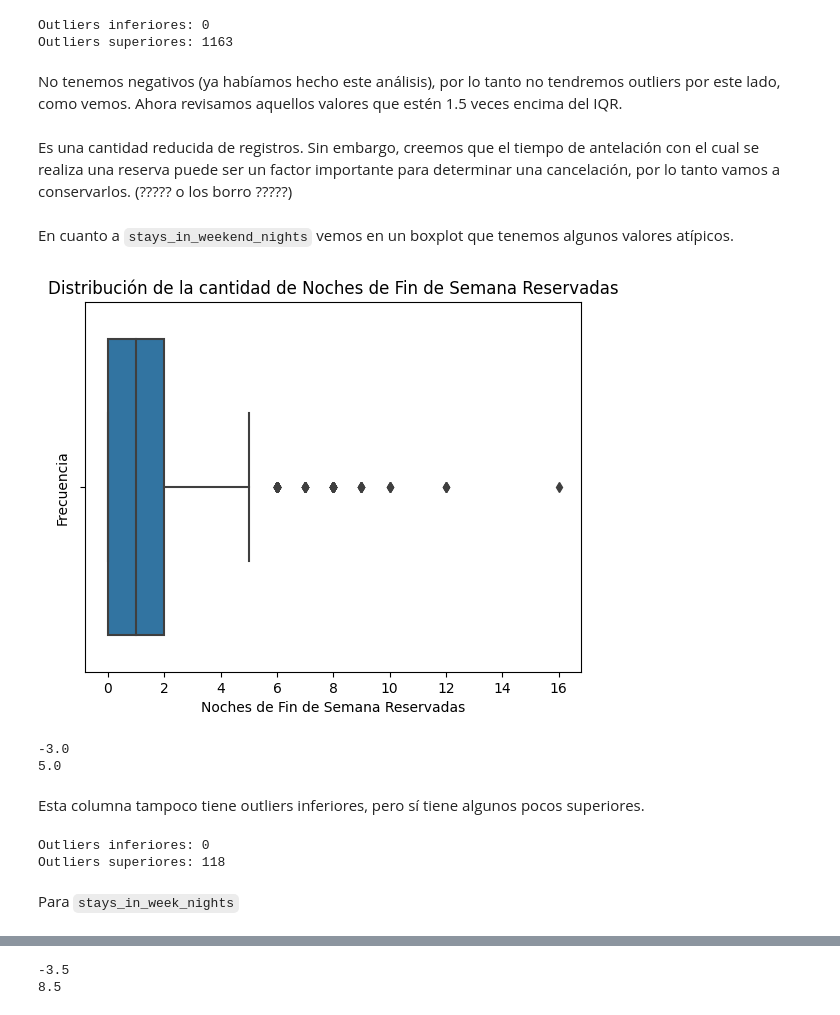
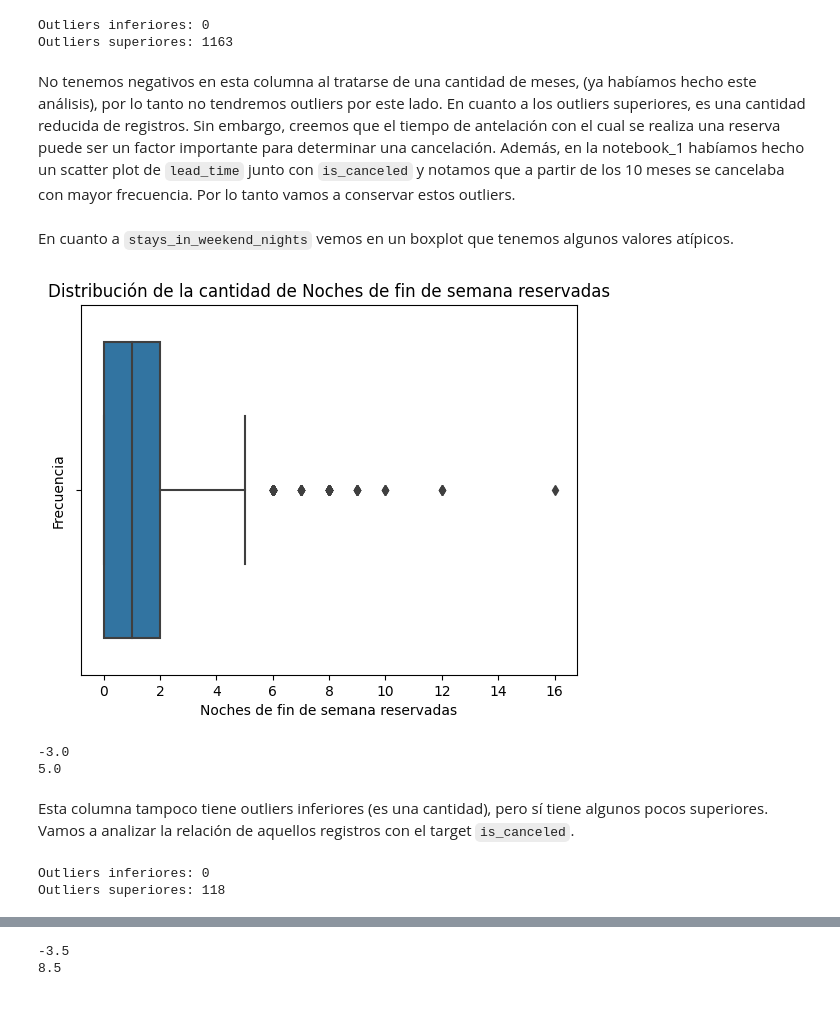
Before and after one commit to mrinkspot/Data-Science-and-Machine-Learning-Projects, a Jupyter notebook: notebook_2.ipynb, the cells around one changed output, grey strips where cells are left out. Saved outputs shown, nothing was run; the diff lists cells and outputs as text; code cells hidden in the pictures.

Commit message:
Analisis de algunos valores atipicos

```diff
--- a/notebook_2.ipynb
+++ b/notebook_2.ipynb
@@ -190,7 +201,5 @@ print("Outliers superiores:",outliers_sup["lead_time"].count())
 # %% [output]
 Outliers inferiores: 0
 Outliers superiores: 1163
-# %% [markdown]
-No tenemos negativos (ya habíamos hecho este análisis), por lo tanto no tendremos outliers por este lado, como vemos. Ahora revisamos aquellos valores que estén 1.5 veces encima del IQR.
 # %% [markdown]
-Es una cantidad reducida de registros. Sin embargo, creemos que el tiempo de antelación con el cual se realiza una reserva puede ser un factor importante para determinar una cancelación, por lo tanto vamos a conservarlos. (????? o los borro ?????)
+No tenemos negativos en esta columna al tratarse de una cantidad de meses, (ya habíamos hecho este análisis), por lo tanto no tendremos outliers por este lado. En cuanto a los outliers superiores, es una cantidad reducida de registros. Sin embargo, creemos que el tiempo de antelación con el cual se realiza una reserva puede ser un factor importante para determinar una cancelación. Además, en la notebook_1 habíamos hecho un scatter plot de `lead_time` junto con `is_canceled` y notamos que a partir de los 10 meses se cancelaba con mayor frecuencia. Por lo tanto vamos a conservar estos outliers.
@@ -201,12 +207,12 @@ Es una cantidad reducida de registros. Sin embargo, creemos que el tiempo de ant
 En cuanto a `stays_in_weekend_nights` vemos en un boxplot que tenemos algunos valores atípicos.
 # %%
 sns.boxplot(x=ds_trabajo["stays_in_weekend_nights"])
-plt.xlabel('Noches de Fin de Semana Reservadas')
+plt.xlabel('Noches de fin de semana reservadas')
 plt.ylabel('Frecuencia')
-plt.title('Distribución de la cantidad de Noches de Fin de Semana Reservadas')
+plt.title('Distribución de la cantidad de Noches de fin de semana reservadas')
 plt.show()
 # %% [output]
-[figure, old version]
+[figure, new version]
 # %%
 #Cuartiles
 Q1_stays_in_weekend_nights=np.quantile(ds_trabajo.stays_in_weekend_nights,0.25)
@@ -224,7 +230,7 @@ print(out_sup)
 -3.0
 5.0
 # %% [markdown]
-Esta columna tampoco tiene outliers inferiores, pero sí tiene algunos pocos superiores.
+Esta columna tampoco tiene outliers inferiores (es una cantidad), pero sí tiene algunos pocos superiores. Vamos a analizar la relación de aquellos registros con el target `is_canceled`.
 # %%
 outliers_inf = ds_trabajo[ds_trabajo['stays_in_weekend_nights'] < out_inf]
 print("Outliers inferiores:", outliers_inf["stays_in_weekend_nights"].count())
@@ -234,5 +240,3 @@ print("Outliers superiores:", outliers_sup["stays_in_weekend_nights"].count())
 # %% [output]
 Outliers inferiores: 0
 Outliers superiores: 118
-# %% [markdown]
-Para `stays_in_week_nights`
```
Also changed, not shown: parts of 31 cells of this notebook, 1 other file.
